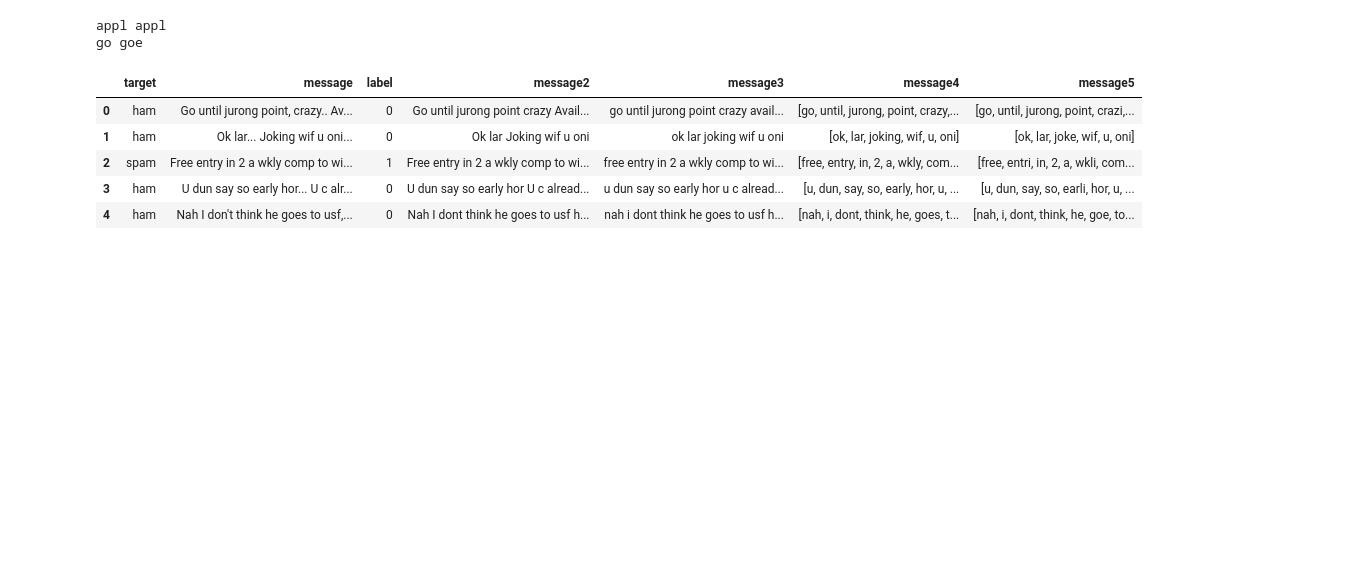
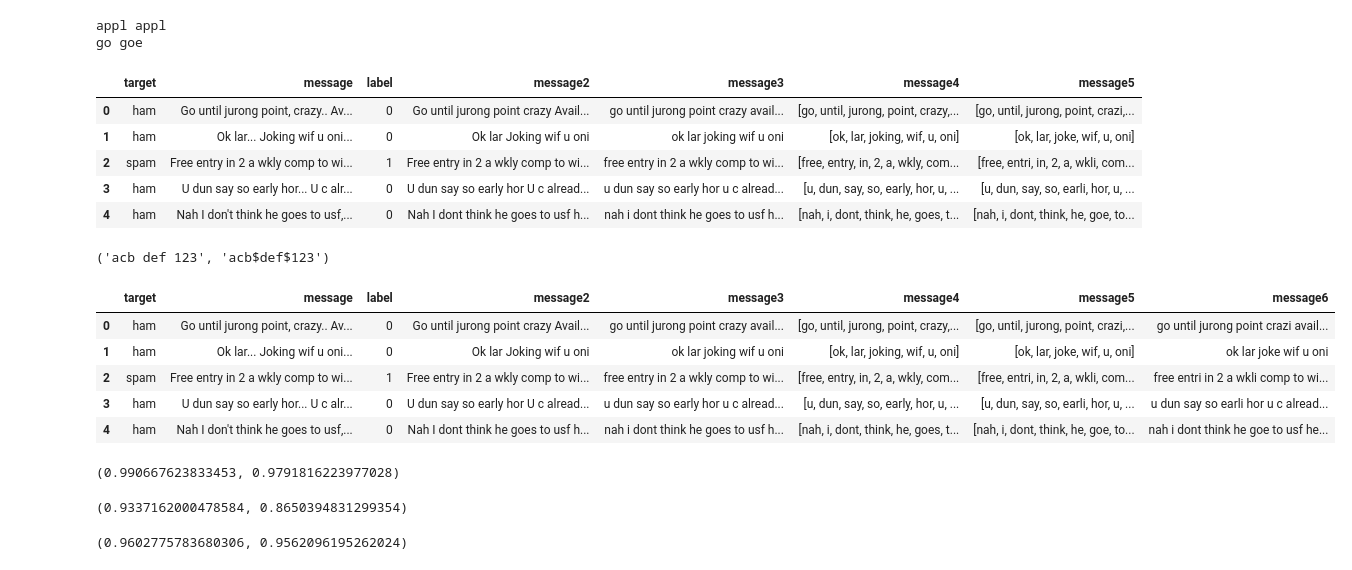
Before and after one commit to 2yuri89/workspace, a Jupyter notebook: ml-basic/example_10.ipynb, the cells around one changed output. Cells and saved outputs as stored; diff of their text form; code cells hidden in the pictures; blank space fills up the shorter version.

Commit message:
Naive Bayes Classification

```diff
--- a/ml-basic/example_10.ipynb
+++ b/ml-basic/example_10.ipynb
@@ -112,3 +104,18 @@ go goe
 | 2 | spam | Free entry in 2 a wkly comp to wi... | 1 | Free entry in 2 a wkly comp to wi... | free entry in 2 a wkly comp to wi... | [free, entry, in, 2, a, wkly, com... | [free, entri, in, 2, a, wkli, com... |
 | 3 | ham | U dun say so early hor... U c alr... | 0 | U dun say so early hor U c alread... | u dun say so early hor u c alread... | [u, dun, say, so, early, hor, u, ... | [u, dun, say, so, earli, hor, u, ... |
 | 4 | ham | Nah I don't think he goes to usf,... | 0 | Nah I dont think he goes to usf h... | nah i dont think he goes to usf h... | [nah, i, dont, think, he, goes, t... | [nah, i, dont, think, he, goe, to... |
+# %%
+' '.join(['acb', 'def', '123']), '$'.join(['acb', 'def', '123'])
+# %% [output]
+('acb def 123', 'acb$def$123')
+# %%
+# message 전처리 5 : 단어 리스트 -> 단일 문장
+df['message6'] = df['message5'].map(lambda words: ' '.join(words))
+df.head()
+# %% [output]
+|  | target | message | label | message2 | message3 | message4 | message5 | message6 |
+| 0 | ham | Go until jurong point, crazy.. Av... | 0 | Go until jurong point crazy Avail... | go until jurong point crazy avail... | [go, until, jurong, point, crazy,... | [go, until, jurong, point, crazi,... | go until jurong point crazi avail... |
+| 1 | ham | Ok lar... Joking wif u oni... | 0 | Ok lar Joking wif u oni | ok lar joking wif u oni | [ok, lar, joking, wif, u, oni] | [ok, lar, joke, wif, u, oni] | ok lar joke wif u oni |
+| 2 | spam | Free entry in 2 a wkly comp to wi... | 1 | Free entry in 2 a wkly comp to wi... | free entry in 2 a wkly comp to wi... | [free, entry, in, 2, a, wkly, com... | [free, entri, in, 2, a, wkli, com... | free entri in 2 a wkli comp to wi... |
+| 3 | ham | U dun say so early hor... U c alr... | 0 | U dun say so early hor U c alread... | u dun say so early hor u c alread... | [u, dun, say, so, early, hor, u, ... | [u, dun, say, so, earli, hor, u, ... | u dun say so earli hor u c alread... |
+| 4 | ham | Nah I don't think he goes to usf,... | 0 | Nah I dont think he goes to usf h... | nah i dont think he goes to usf h... | [nah, i, dont, think, he, goes, t... | [nah, i, dont, think, he, goe, to... | nah i dont think he goe to usf he... |
@@ -114,0 +148,30 @@ go goe
+# %%
+# 모델 훈련 1 - 절대빈도 - MultinomialNB
+from sklearn.naive_bayes import BernoulliNB, MultinomialNB, GaussianNB
+
+mnb = MultinomialNB()
+mnb.fit(X_train, y_train)
+
+mnb.score(X_train, y_train), mnb.score(X_test, y_test)
+# %% [output]
+(0.990667623833453, 0.9791816223977028)
+# %%
+# 모델 훈련 2 - 상대빈도 - GaussianNB
+from sklearn.naive_bayes import BernoulliNB, MultinomialNB, GaussianNB
+
+gnb = GaussianNB()
+gnb.fit(X_train2, y_train2)
+
+gnb.score(X_train2, y_train2), gnb.score(X_test2, y_test2)
+# %% [output]
+(0.9337162000478584, 0.8650394831299354)
+# %%
+# 모델 훈련 3 - 상대빈도 - MultinomialNB
+from sklearn.naive_bayes import BernoulliNB, MultinomialNB, GaussianNB
+
+gnb = MultinomialNB()
+gnb.fit(X_train2, y_train2)
+
+gnb.score(X_train2, y_train2), gnb.score(X_test2, y_test2)
+# %% [output]
+(0.9602775783680306, 0.9562096195262024)
```
Also changed, not shown: parts of 7 cells of this notebook.
